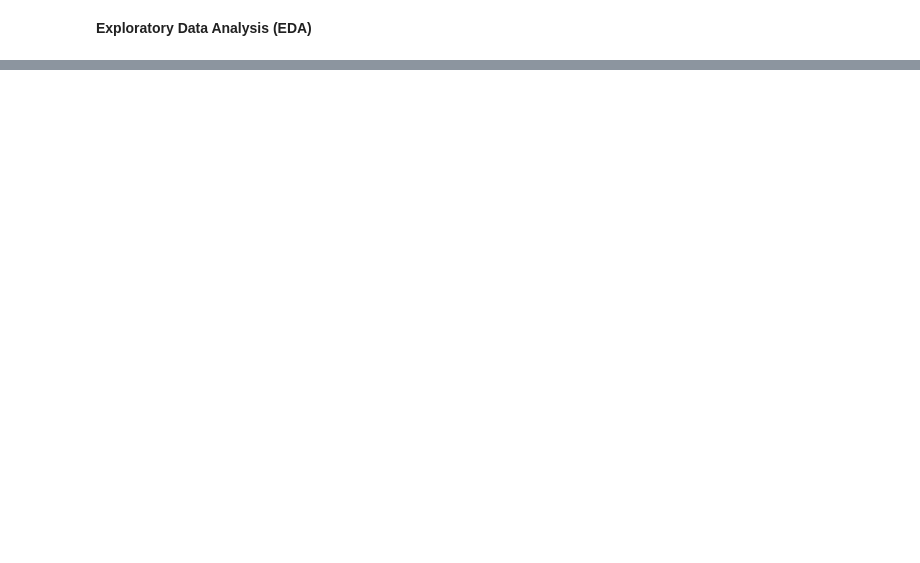
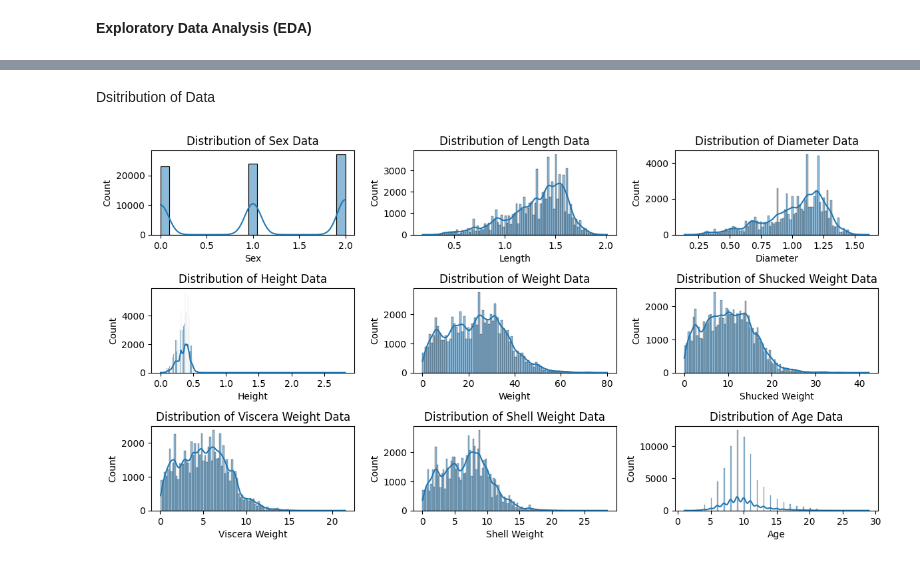
Before and after one commit to kerryyys/Kaggle-Project, a Jupyter notebook: Crab Age/CrabAge.ipynb, the cells around one changed output, grey strips where cells are left out. Cells and saved outputs as stored; diff of their text form; code cells hidden in the pictures; blank space fills up the shorter version.

```diff
--- a/Crab Age/CrabAge.ipynb
+++ b/Crab Age/CrabAge.ipynb
@@ -115,0 +143,17 @@ y_test = test_data['Age']
+# %% [markdown]
+Dsitribution of Data
+# %%
+plt.figure(figsize=(12,8))
+plt.title("Distribution of feature Data in the Train Dataset")
+
+for i, column in enumerate(train_data.columns,1):
+    plt.subplot(4,3,i)
+    plt.title(f"Distribution of {column} Data")
+    sns.histplot(train_data[column], kde = True)
+    plt.xlabel(column)
+    plt.tight_layout()
+    plt.plot()
+
+plt.show()
+# %% [output]
+[figure, added]
```
Also changed, not shown: parts of 35 cells of this notebook.
